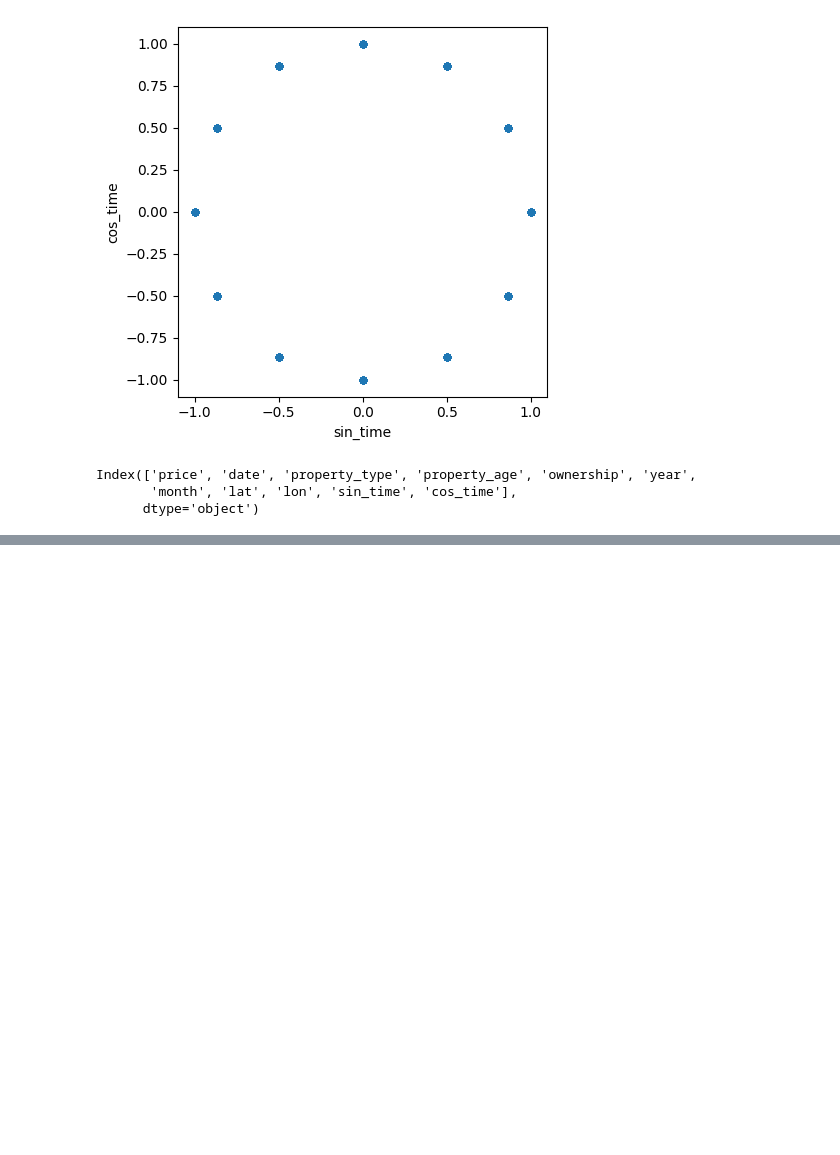
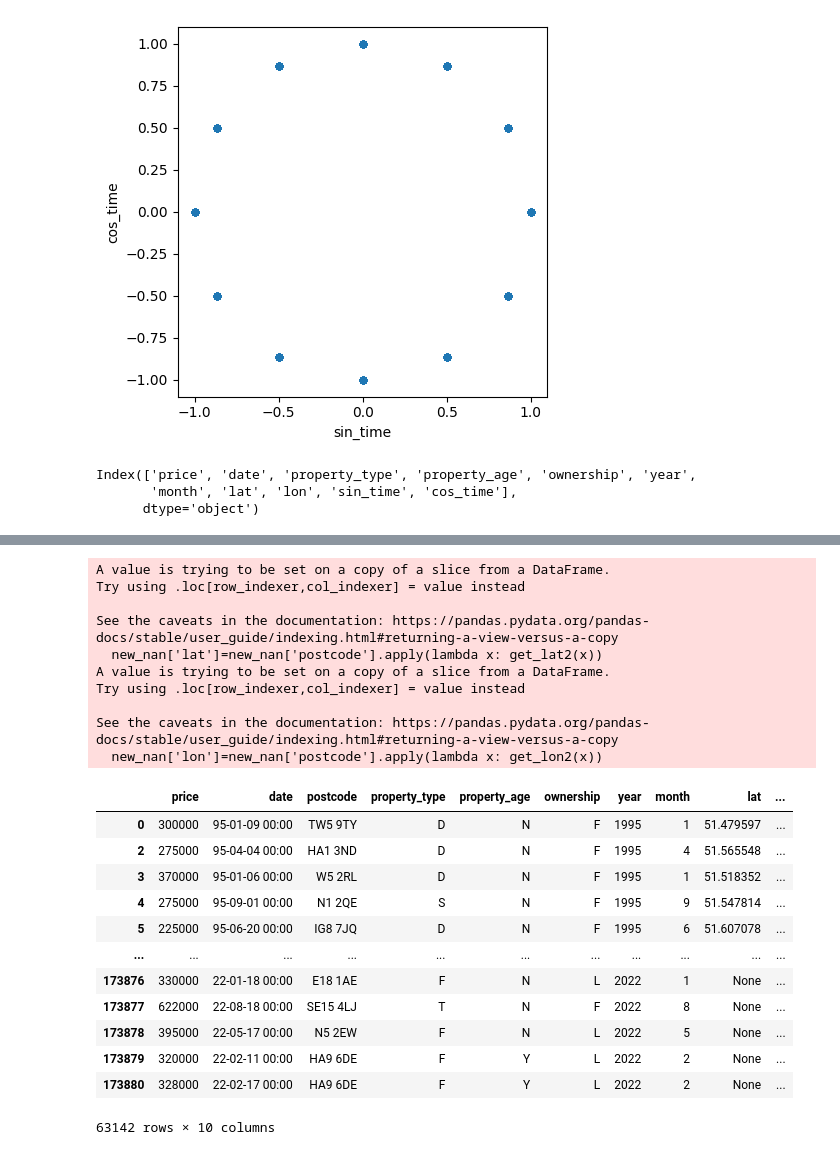
Before and after one commit to MarieMCodes/re_value_predictor, a Jupyter notebook: notebooks/marie_mergingfiles.ipynb, the cells around one changed output, grey strips where cells are left out. Drawn from its saved outputs; the diff is of its cells as text; code cells hidden in the pictures; blank space fills up the shorter version.

```diff
--- a/notebooks/marie_mergingfiles.ipynb
+++ b/notebooks/marie_mergingfiles.ipynb
@@ -333,0 +587,10 @@ Index(['price', 'date', 'property_type', 'property_age', 'ownership', 'year',
+# %%
+# df with missing values = new_nan
+new_pc=pd.read_csv('raw_data/london_re_postcodes_latlon_lastbatch.zip',
+               dtype={'price': np.int64,'month':np.int8,'year':np.int16}
+              )
+# %%
+# 720 rows where w couldnt extract a lat lon for a postcode
+# removing those into a new df
+errors=new_pc[new_pc['lat_lon']=="ERROR"]
+clean=new_pc[new_pc['lat_lon']!="ERROR"]
@@ -333,0 +630,22 @@ Index(['price', 'date', 'property_type', 'property_age', 'ownership', 'year',
+# %%
+last_df=clean[['postcode','lat','lon']]
+last_df.set_index('postcode', inplace=True)
+latlondict3=last_df.to_dict(orient='index')
+# pack in function
+
+def get_lat2(postcode):
+    try:
+        lat=latlondict3[postcode]['lat']
+        return lat
+    except:
+        return None
+
+def get_lon2(postcode):
+    try:
+        lat=latlondict3[postcode]['lon']
+        return lon
+    except:
+        return None
+
+
+latlondict3
@@ -333,0 +670,28 @@ Index(['price', 'date', 'property_type', 'property_age', 'ownership', 'year',
+# %%
+new_nan['lat']=new_nan['postcode'].apply(lambda x: get_lat2(x))
+new_nan['lon']=new_nan['postcode'].apply(lambda x: get_lon2(x))
+new_nan
+# %% [output]
+A value is trying to be set on a copy of a slice from a DataFrame.
+Try using .loc[row_indexer,col_indexer] = value instead
+
+See the caveats in the documentation: https://pandas.pydata.org/pandas-docs/stable/user_guide/indexing.html#returning-a-view-versus-a-copy
+  new_nan['lat']=new_nan['postcode'].apply(lambda x: get_lat2(x))
+A value is trying to be set on a copy of a slice from a DataFrame.
+Try using .loc[row_indexer,col_indexer] = value instead
+
+See the caveats in the documentation: https://pandas.pydata.org/pandas-docs/stable/user_guide/indexing.html#returning-a-view-versus-a-copy
+  new_nan['lon']=new_nan['postcode'].apply(lambda x: get_lon2(x))
+|  | price | date | postcode | property_type | property_age | ownership | year | month | lat | ... |
+| 0 | 300000 | 95-01-09 00:00 | TW5 9TY | D | N | F | 1995 | 1 | 51.479597 | ... |
+| 2 | 275000 | 95-04-04 00:00 | HA1 3ND | D | N | F | 1995 | 4 | 51.565548 | ... |
+| 3 | 370000 | 95-01-06 00:00 | W5 2RL | D | N | F | 1995 | 1 | 51.518352 | ... |
+| 4 | 275000 | 95-09-01 00:00 | N1 2QE | S | N | F | 1995 | 9 | 51.547814 | ... |
+| 5 | 225000 | 95-06-20 00:00 | IG8 7JQ | D | N | F | 1995 | 6 | 51.607078 | ... |
+| ... | ... | ... | ... | ... | ... | ... | ... | ... | ... | ... |
+| 173876 | 330000 | 22-01-18 00:00 | E18 1AE | F | N | L | 2022 | 1 | None | ... |
+| 173877 | 622000 | 22-08-18 00:00 | SE15 4LJ | T | N | F | 2022 | 8 | None | ... |
+| 173878 | 395000 | 22-05-17 00:00 | N5 2EW | F | N | L | 2022 | 5 | None | ... |
+| 173879 | 320000 | 22-02-11 00:00 | HA9 6DE | F | Y | L | 2022 | 2 | None | ... |
+| 173880 | 328000 | 22-02-17 00:00 | HA9 6DE | F | Y | L | 2022 | 2 | None | ... |
+63142 rows × 10 columns
```
Also changed, not shown: parts of 54 cells of this notebook.
